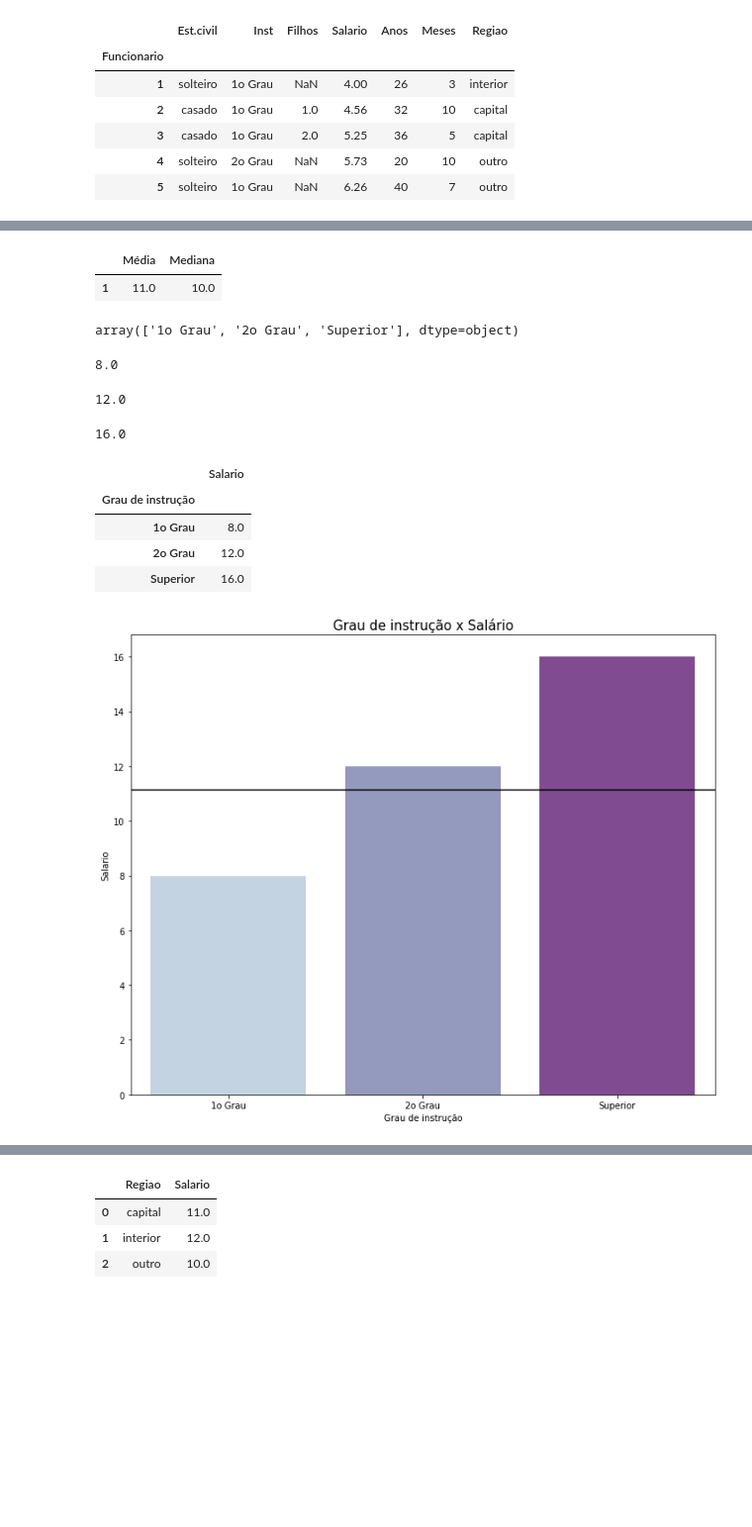
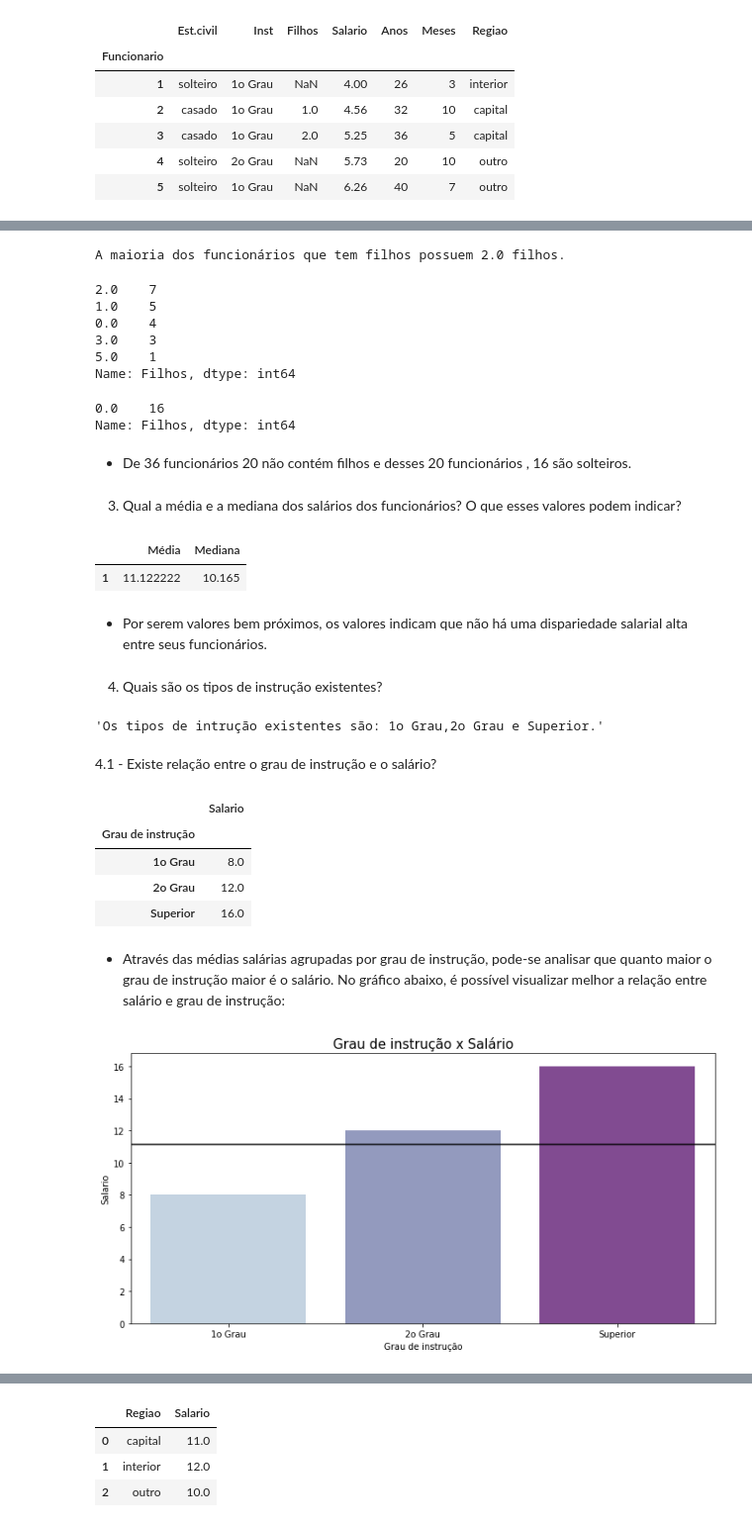
Before and after one commit to luizasampaio-s/todo8, a Jupyter notebook: to_do_8.ipynb, the cells around one changed output, grey strips where cells are left out. Shown at 99% size. Cells and saved outputs as stored; diff of their text form; code cells hidden in the pictures; blank space fills up the shorter version.

```diff
--- a/to_do_8.ipynb
+++ b/to_do_8.ipynb
@@ -28,7 +110,3 @@ milsa.head()
 | 3 | casado | 1o Grau | 2.0 | 5.25 | 36 | 5 | capital |
 | 4 | solteiro | 2o Grau | NaN | 5.73 | 20 | 10 | outro |
 | 5 | solteiro | 1o Grau | NaN | 6.26 | 40 | 7 | outro |
-# %%
-# Removendo a coluna meses.
-milsa.drop(columns=['Meses'], inplace = True)
-milsa.head()
@@ -43,4 +112,0 @@ milsa.head()
-# %%
-# Trocando os valores nulos da coluna 'Filhos' por 0.
-milsa['Filhos'].fillna(0, inplace = True)
-milsa.head()
@@ -71,34 +141,47 @@ Name: Filhos, dtype: int64
+# %%
+print(f'A maioria dos funcionários que tem filhos possuem {milsa["Filhos"].mode()[0]} filhos.')
+# %% [output]
+A maioria dos funcionários que tem filhos possuem 2.0 filhos.
+# %%
+milsa.query('`Est.civil` == "casado"')['Filhos'].value_counts()
+# %% [output]
+2.0    7
+1.0    5
+0.0    4
+3.0    3
+5.0    1
+Name: Filhos, dtype: int64
+# %%
+milsa.query('`Est.civil` == "solteiro"')['Filhos'].value_counts()
+# %% [output]
+0.0    16
+Name: Filhos, dtype: int64
+# %% [markdown]
+- De 36 funcionários 20 não contém filhos e desses 20 funcionários , 16 são solteiros.
+# %% [markdown]
+3. Qual a média e a mediana dos salários dos funcionários? O que esses valores podem indicar?
 # %%
 # Média e mediana dos salários.
 mean_median_dict = {'Média': milsa['Salario'].mean() ,
                     'Mediana': milsa['Salario'].median()}
 
 mean_median_sal = pd.DataFrame (mean_median_dict, index =[1])
-mean_median_sal.round()
+mean_median_sal
 # %% [output]
 |  | Média | Mediana |
-| 1 | 11.0 | 10.0 |
+| 1 | 11.122222 | 10.165 |
+# %% [markdown]
+- Por serem valores bem próximos, os valores indicam que não há uma dispariedade salarial alta entre seus funcionários.
+# %% [markdown]
+4. Quais são os tipos de instrução existentes?
 # %%
 # Quais são os tipos de instrução existentes?
-milsa['Inst'].unique()
+inst = milsa['Inst'].unique()
+(f'Os tipos de intrução existentes são: {inst[0]},{inst[1]} e {inst[2]}.')
 # %% [output]
-array(['1o Grau', '2o Grau', 'Superior'], dtype=object)
+'Os tipos de intrução existentes são: 1o Grau,2o Grau e Superior.'
-# %%
-# Existe relação entre o grau de instrução e o salário?
-milsa_1grau = milsa.query('Inst == "1o Grau"')
-milsa_1grau['Salario'].mean().round()
-# %% [output]
-8.0
-# %%
-milsa_2grau = milsa.query('Inst == "2o Grau"')
-milsa_2grau['Salario'].mean().round()
-# %% [output]
-12.0
-# %%
-milsa_superior = milsa.query('Inst == "Superior"')
-milsa_superior['Salario'].mean().round()
-# %% [output]
-16.0
+# %% [markdown]
+4.1 - Existe relação entre o grau de instrução e o salário?
 # %%
 import matplotlib.pyplot as plt
 # %%
@@ -113,15 +198,17 @@ df_inst_salario
 | 1o Grau | 8.0 |
 | 2o Grau | 12.0 |
 | Superior | 16.0 |
+# %% [markdown]
+- Através das médias salárias agrupadas por grau de instrução, pode-se analisar que quanto maior o grau de instrução maior é o salário. No gráfico abaixo, é possível visualizar melhor a relação entre salário e grau de instrução:
 # %%
 #criando uma figure, axes
-fig, ax = plt.subplots(figsize=(10,8))
+fig, ax = plt.subplots(figsize=(10,5))
 #criando o gráfico de barras
 sns.barplot(x= df_inst_salario.index , y= df_inst_salario ['Salario'], ax=ax, data=df_inst_salario,palette='BuPu')
 ax.axhline (milsa['Salario'].mean(),1,0, color = 'black')
 #otimizar espaço da figure
 fig.tight_layout();
 #adicionando título
 ax.set_title("Grau de instrução x Salário", fontdict={'fontsize':15});
 # %% [output]
-[figure, old version]
+[figure, new version]
```
Also changed, not shown: parts of 68 cells of this notebook.
